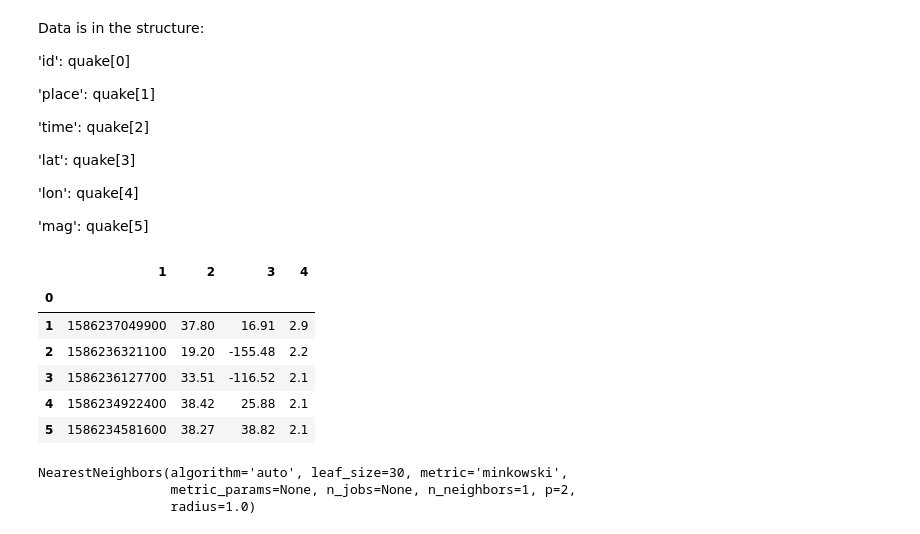
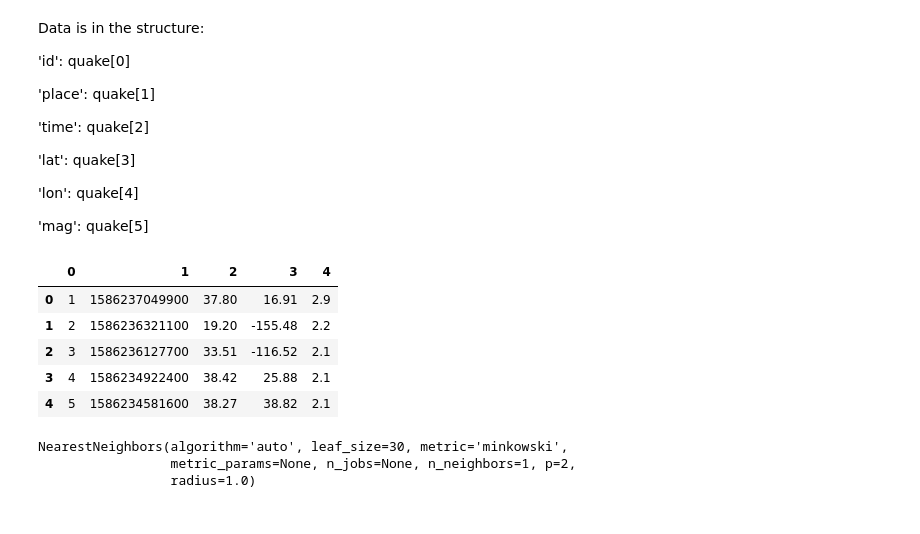
Before and after one commit to Lambda-School-Labs/quake-ds, a Jupyter notebook: liningUpDatasets.ipynb, the cells around one changed output. Drawn from its saved outputs; the diff is of its cells as text; code cells hidden in the pictures.

Commit message:
lined up quakes

```diff
--- a/liningUpDatasets.ipynb
+++ b/liningUpDatasets.ipynb
@@ -35,18 +35,17 @@ Data is in the structure:
 # %%
 #there were NA values to get rid of
 df = pd.DataFrame(USGS_QUAKES)
 df = df.dropna()
 df = df.set_index(0)
-edf = pd.DataFrame(EMSC_QUAKES).set_index(0)
+edf = pd.DataFrame(EMSC_QUAKES)
 edf.head()
 # %% [output]
-|  | 1 | 2 | 3 | 4 |
-| 0 |  |  |  |  |
-| 1 | 1586237049900 | 37.80 | 16.91 | 2.9 |
-| 2 | 1586236321100 | 19.20 | -155.48 | 2.2 |
-| 3 | 1586236127700 | 33.51 | -116.52 | 2.1 |
-| 4 | 1586234922400 | 38.42 | 25.88 | 2.1 |
-| 5 | 1586234581600 | 38.27 | 38.82 | 2.1 |
+|  | 0 | 1 | 2 | 3 | 4 |
+| 0 | 1 | 1586237049900 | 37.80 | 16.91 | 2.9 |
+| 1 | 2 | 1586236321100 | 19.20 | -155.48 | 2.2 |
+| 2 | 3 | 1586236127700 | 33.51 | -116.52 | 2.1 |
+| 3 | 4 | 1586234922400 | 38.42 | 25.88 | 2.1 |
+| 4 | 5 | 1586234581600 | 38.27 | 38.82 | 2.1 |
 # %%
 # instanciate the classifier
 classifier = NearestNeighbors(n_neighbors=1)
```
Also changed, not shown: parts of 10 cells of this notebook.
